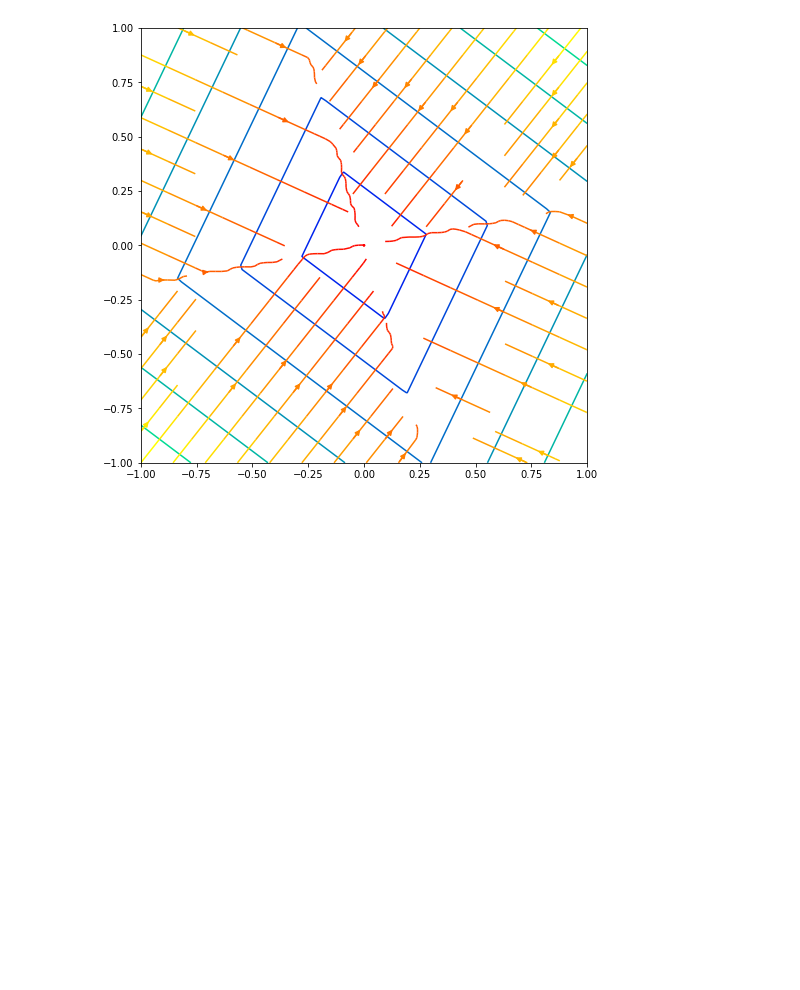
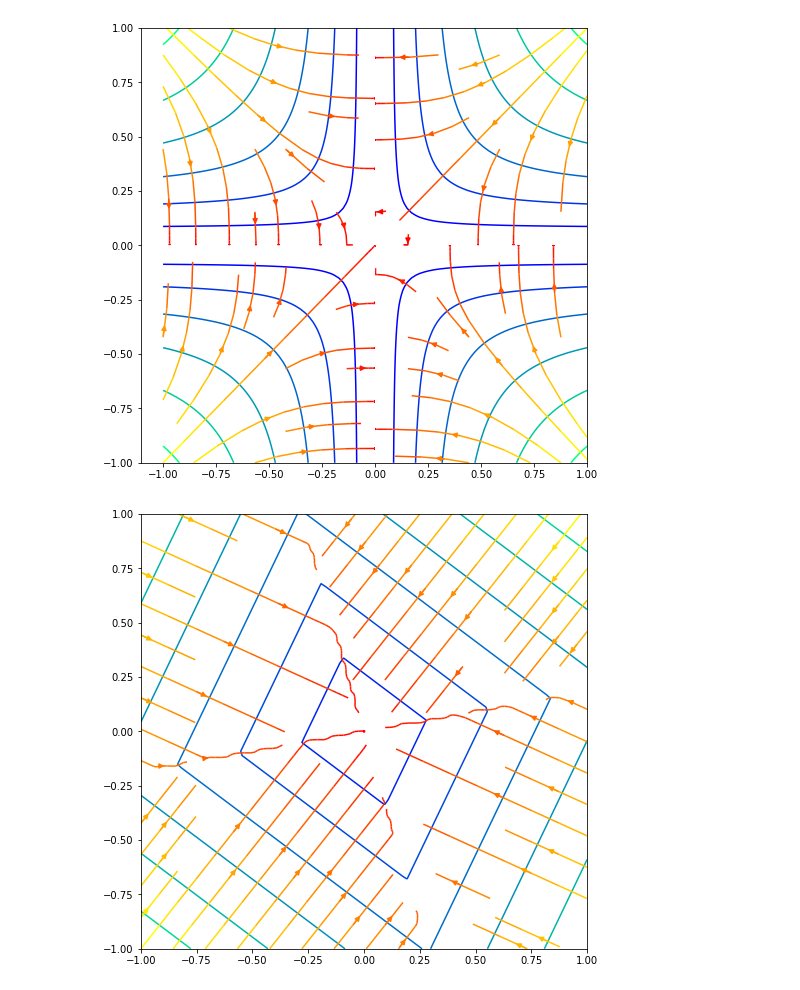
Before and after one commit to act65/masters-thesis, a Jupyter notebook: sprints/disentangle/geometry.ipynb, the cells around one changed output. Drawn from its saved outputs; the diff is of its cells as text; code cells hidden in the pictures; blank space fills up the shorter version.

```diff
--- a/sprints/disentangle/geometry.ipynb
+++ b/sprints/disentangle/geometry.ipynb
@@ -41,3 +44,8 @@ plotter(X, Y, l, dldz)
+# %%
+l, dldz = calc(z, lambda x: l_p(x, -1))
+plotter(X, Y, l, dldz)
+# %% [output]
+[figure, added]
 # %%
 def ortho(x):
     # should be orthogonal to some vectors...
```
Also changed, not shown: parts of 7 cells of this notebook, 12 other files.
